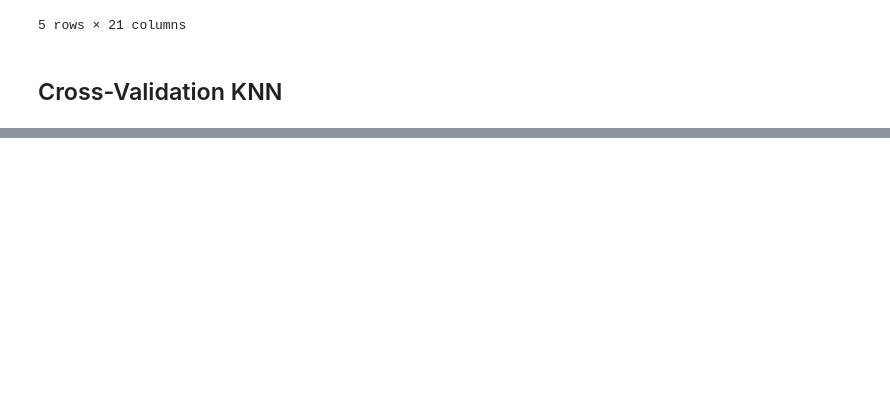
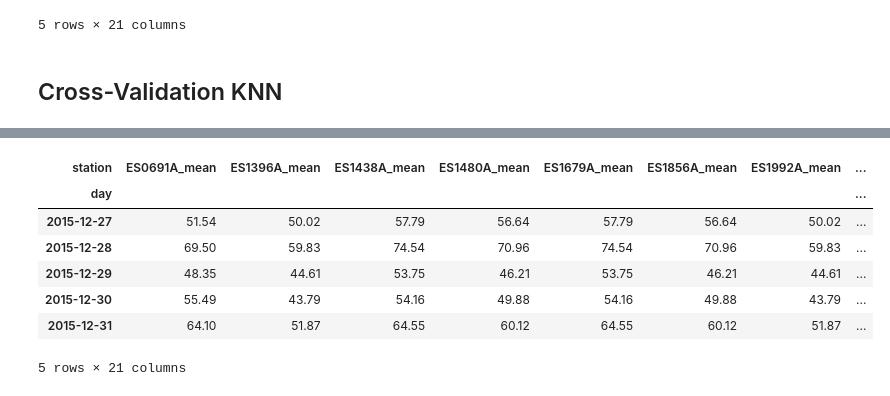
Before and after one commit to javiermas/BCNAirQualityDatathon, a Jupyter notebook: notebooks/Jonas_7.ipynb, the cells around one changed output, grey strips where cells are left out. Saved outputs shown, nothing was run; the diff lists cells and outputs as text; code cells hidden in the pictures; blank space fills up the shorter version.

```diff
--- a/notebooks/Jonas_7.ipynb
+++ b/notebooks/Jonas_7.ipynb
@@ -132,0 +132,19 @@ Name: 23, dtype: float64
+# %%
+tall_series_mod = obs_and_mods.fillna(0).groupby(['day', 'station']).agg({
+    'pred_0_days': agg_types
+})['pred_0_days'].reset_index().rename(columns={
+    'pred_0_days': 'Concentration'
+})
+aggs = [tall_series_mod.pivot(index='day', columns='station', values=agg) for agg in agg_types]
+aggs = [df.rename(columns={c: c + '_' + agg for c in df.columns}) for df, agg in zip(aggs, agg_types)]
+wide_series_mod = pd.concat(aggs, axis=1)
+wide_series_mod.tail()
+# %% [output]
+| station | ES0691A_mean | ES1396A_mean | ES1438A_mean | ES1480A_mean | ES1679A_mean | ES1856A_mean | ES1992A_mean | ... |
+| day |  |  |  |  |  |  |  | ... |
+| 2015-12-27 | 51.54 | 50.02 | 57.79 | 56.64 | 57.79 | 56.64 | 50.02 | ... |
+| 2015-12-28 | 69.50 | 59.83 | 74.54 | 70.96 | 74.54 | 70.96 | 59.83 | ... |
+| 2015-12-29 | 48.35 | 44.61 | 53.75 | 46.21 | 53.75 | 46.21 | 44.61 | ... |
+| 2015-12-30 | 55.49 | 43.79 | 54.16 | 49.88 | 54.16 | 49.88 | 43.79 | ... |
+| 2015-12-31 | 64.10 | 51.87 | 64.55 | 60.12 | 64.55 | 60.12 | 51.87 | ... |
+5 rows × 21 columns
```
Also changed, not shown: parts of 11 cells of this notebook.
